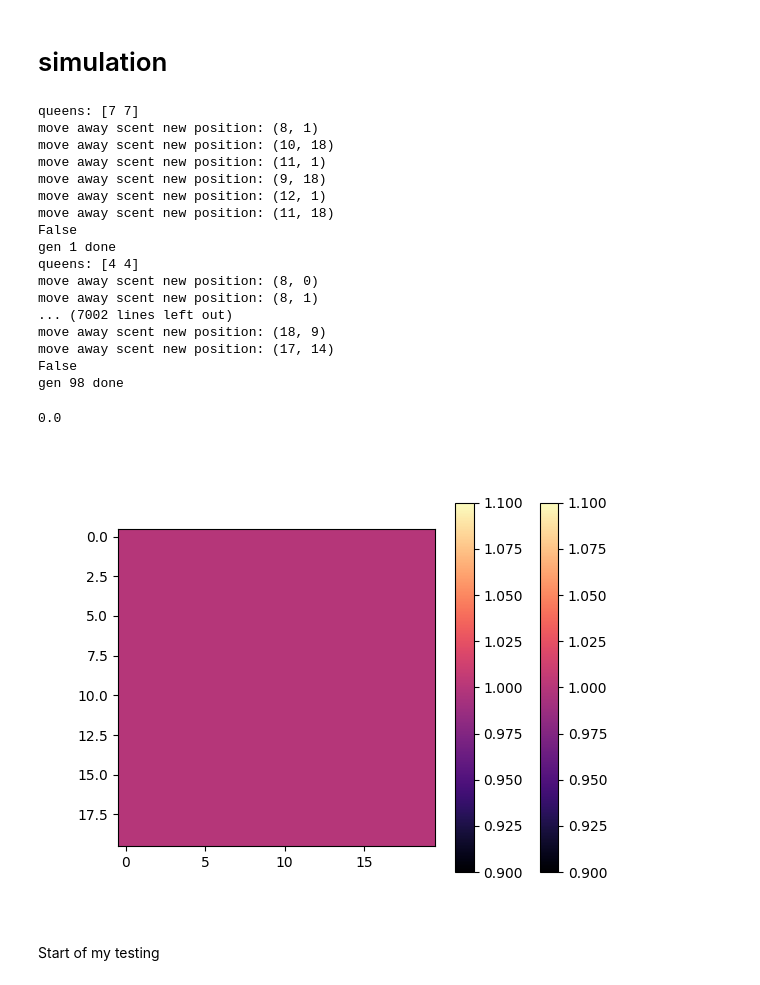
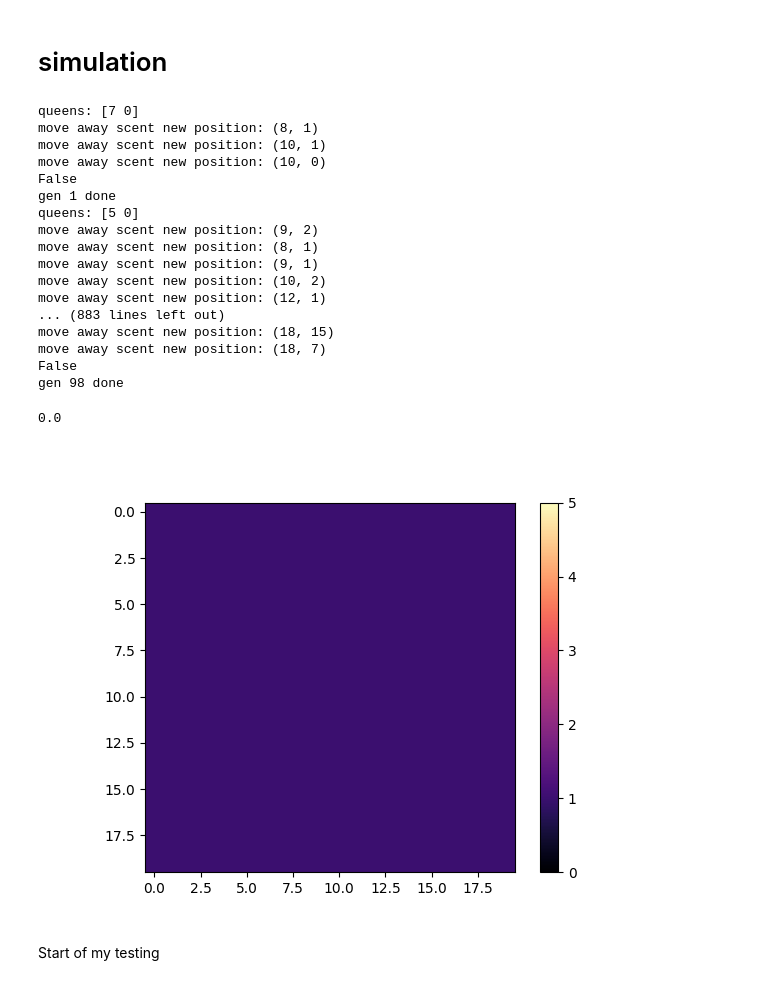
Before and after one commit to Ilankay/ant_warfare_celular_automata, a Jupyter notebook: ant_warfare/ant_warfare.ipynb, the cells around one changed output. Drawn from its saved outputs; the diff is of its cells as text; code cells hidden in the pictures.

Commit message:
fixed colorbar

```diff
--- a/ant_warfare/ant_warfare.ipynb
+++ b/ant_warfare/ant_warfare.ipynb
@@ -270,7 +270,7 @@ def next_gen(field: np.ndarray, queens: np.ndarray) -> np.ndarray:
 t = 100
 l = 20
 food_amnt = 10
-queens = np.array([10,10])
+queens = np.array([10,0])
 simulation = np.zeros((t,l,l,3))
 simulation[0] = build_field(food_amnt, l)
 for i in range(1,t-1):
@@ -280,21 +280,21 @@ for i in range(1,t-1):
     simulation[i] = next_sim.copy()
     print(f"gen {i} done")
 # %% [output]
-queens: [7 7]
+queens: [7 0]
 move away scent new position: (8, 1)
-move away scent new position: (10, 18)
-move away scent new position: (11, 1)
-move away scent new position: (9, 18)
-move away scent new position: (12, 1)
-move away scent new position: (11, 18)
+move away scent new position: (10, 1)
+move away scent new position: (10, 0)
 False
 gen 1 done
-queens: [4 4]
-move away scent new position: (8, 0)
+queens: [5 0]
+move away scent new position: (9, 2)
 move away scent new position: (8, 1)
-... (7002 lines left out)
-move away scent new position: (18, 9)
-move away scent new position: (17, 14)
+move away scent new position: (9, 1)
+move away scent new position: (10, 2)
+move away scent new position: (12, 1)
+... (883 lines left out)
+move away scent new position: (18, 15)
+move away scent new position: (18, 7)
 False
 gen 98 done
 # %%
@@ -318,22 +318,21 @@ show_sim = make_show_sim(simulation)
 # %%
 from matplotlib import animation as animation
 
 %matplotlib ipympl
 
 fig, ax = plt.subplots(1,1)
 ims = []
 for i in range(len(show_sim)):
-    im = ax.imshow(show_sim[i],cmap='magma')
+    im = ax.imshow(show_sim[i],cmap='magma',vmax=5,vmin=0)
     ims.append([im])
 
-fig.colorbar(im)
 an = animation.ArtistAnimation(fig, ims, interval=150, blit=True, repeat_delay=500)
 fig.colorbar(im)
 
 print(simulation[1,9,0,0])
 # %% [output]
 0.0
-[figure, old version]
+[figure, new version]
 # %% [markdown]
 Start of my testing
 # %%
```
Also changed, not shown: parts of 2 cells of this notebook.
